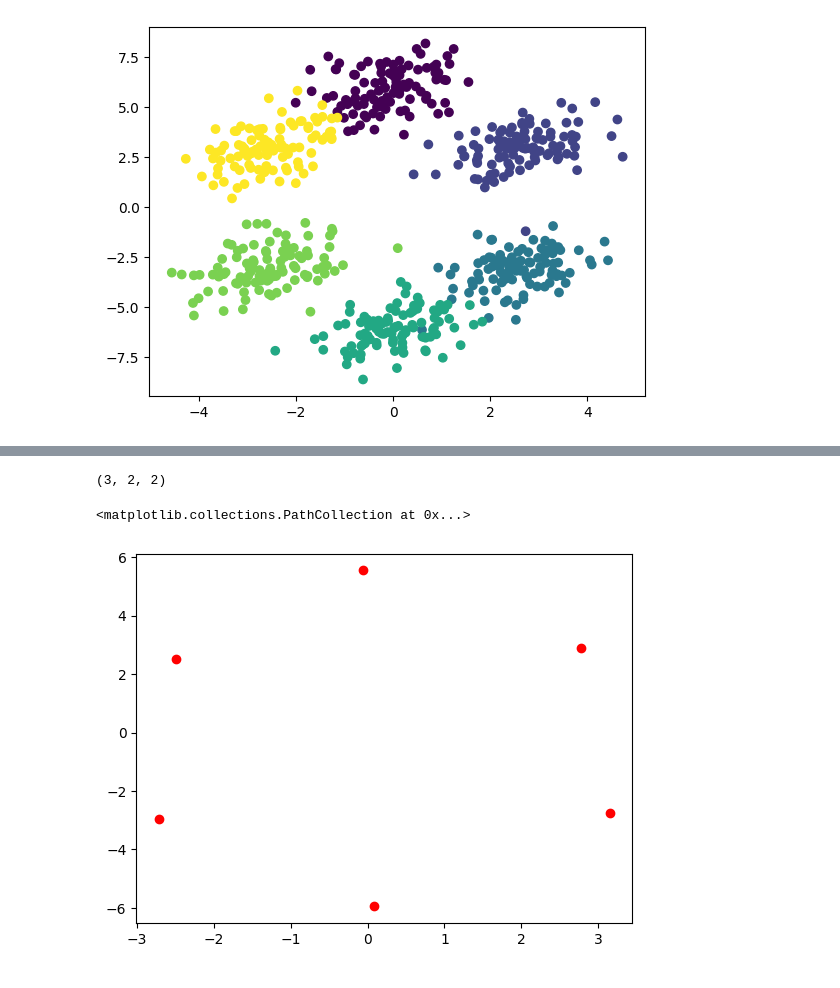
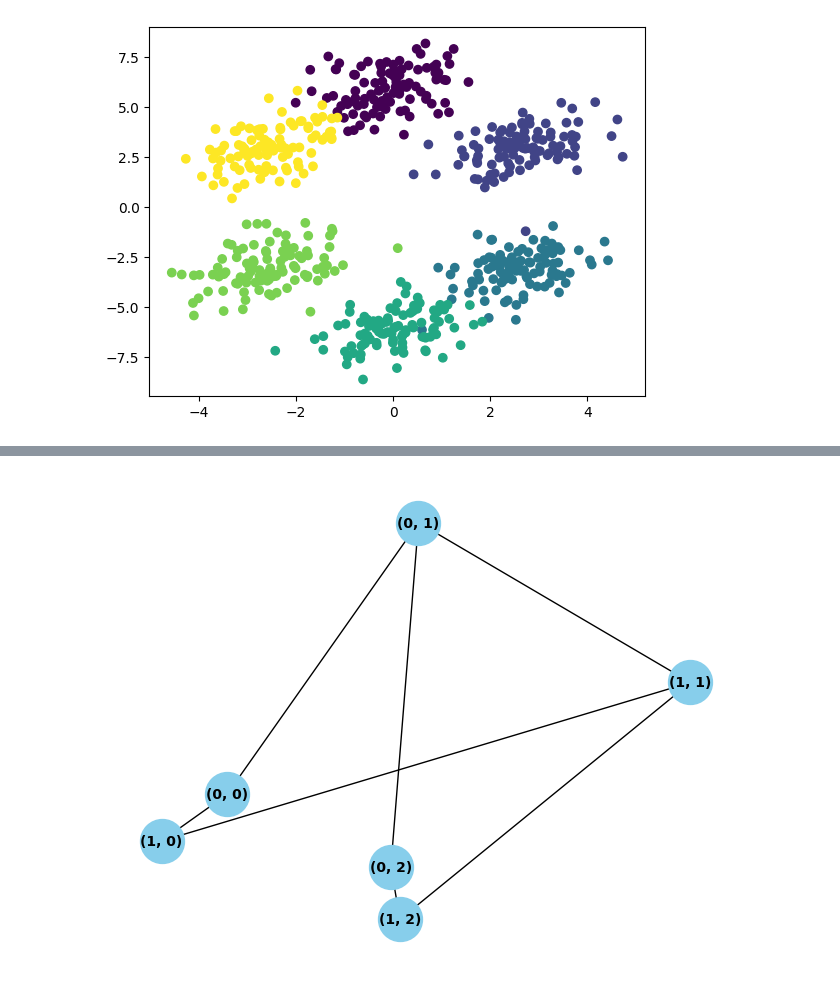
Before and after one commit to Fersoil/miowad, a Jupyter notebook: KOH/test.ipynb, the cells around one changed output, grey strips where cells are left out. Drawn from its saved outputs; the diff is of its cells as text; code cells hidden in the pictures.

```diff
--- a/KOH/test.ipynb
+++ b/KOH/test.ipynb
@@ -40,4 +20,0 @@ koh.cells.shape
-# %%
-koh.cells.shape
-# %% [output]
-(3, 2, 2)
@@ -46,5 +20,0 @@ cells_reshaped = koh.cells.reshape(-1, 2)
-# %%
-plt.scatter(cells_reshaped[:, 0], cells_reshaped[:, 1], c="red")
-# %% [output]
-<matplotlib.collections.PathCollection at 0x...>
-[figure, removed]
@@ -52,0 +24,5 @@ celinski harabasz
+# %%
+koh = KohonenNetwork(2, 3, lambda_param=1, neighboring_width=2, time_scale=False, sigma = 1, init_method = "random", dataset = hexagon[["x", "y"]].values)
+koh.plot_graph()
+# %% [output]
+[figure, added]
```
Also changed, not shown: parts of 75 cells of this notebook, 10 other files.
